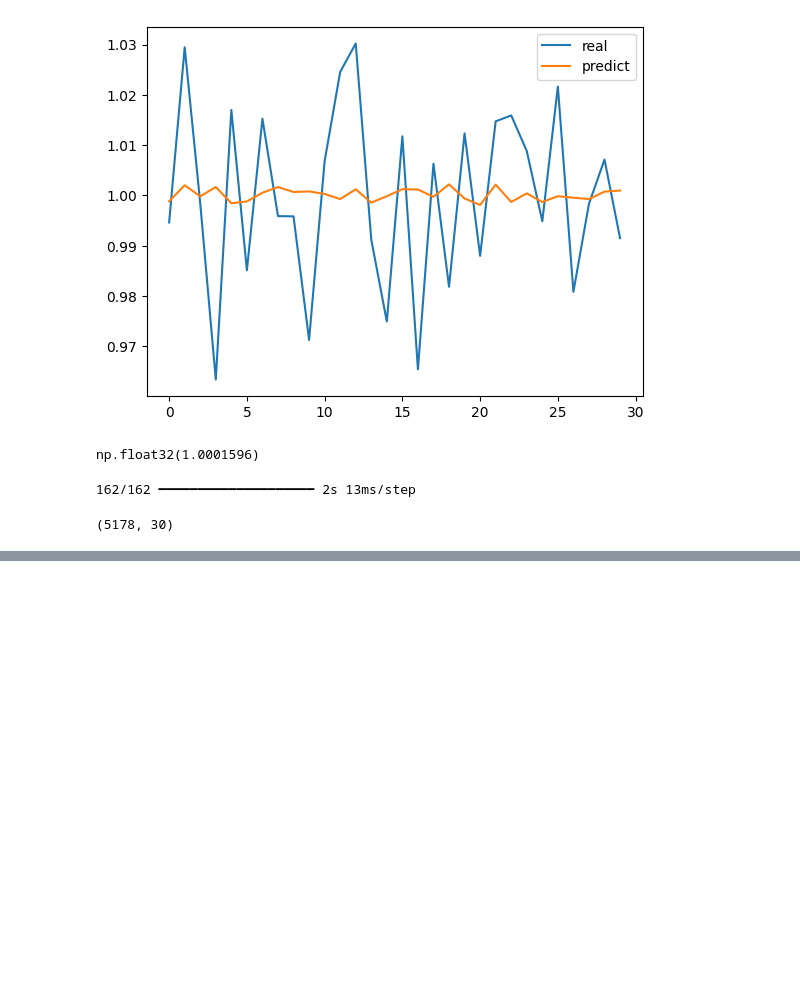
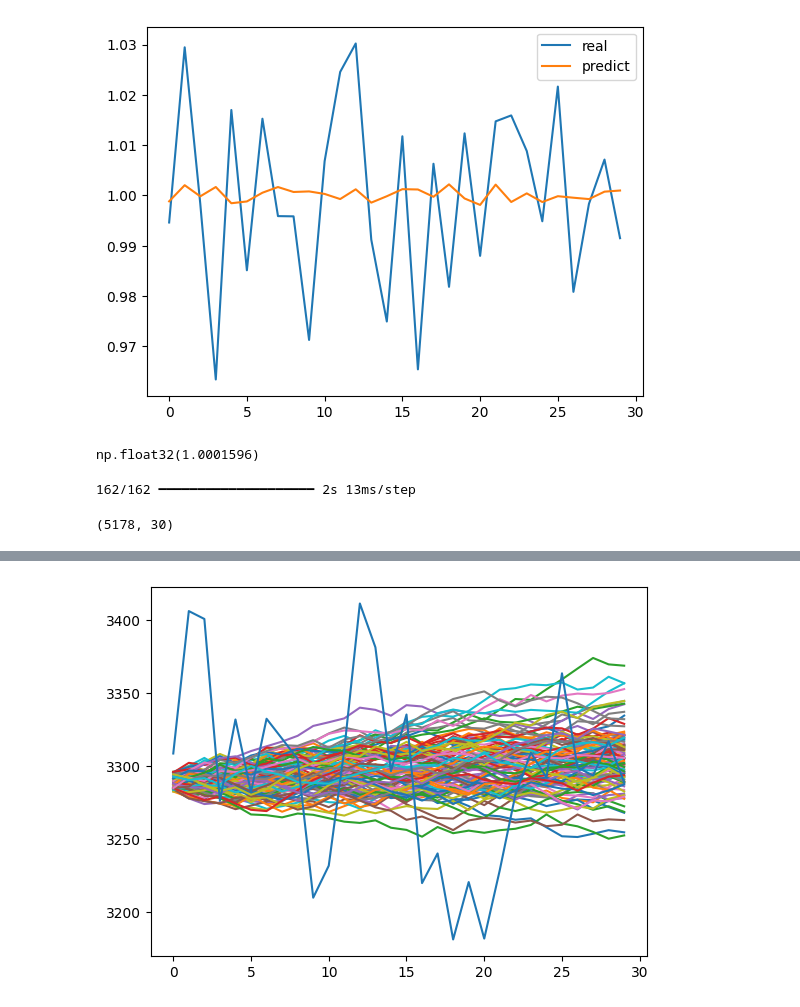
Before and after one commit to bahram3000/google_colab, a Jupyter notebook: auto_nn.ipynb, the cells around one changed output, grey strips where cells are left out. Cells and saved outputs as stored; diff of their text form; code cells hidden in the pictures; blank space fills up the shorter version.

```diff
--- a/auto_nn.ipynb
+++ b/auto_nn.ipynb
@@ -123,0 +129,11 @@ y_p_all.shape
+# %%
+def build_cenarios_by_given_future_dt(future_dt:np.ndarray,n_cenarios:int,l_cenarios:int,base_dt:np.ndarray):
+  cenarios=np.zeros((n_cenarios,l_cenarios))
+  for i in range(n_cenarios):
+    for j in range(l_cenarios):
+      c=np.random.choice(future_dt)
+      if j==0:
+        cenarios[i,j]=base_dt[-1]*c
+      else:
+        cenarios[i,j]=cenarios[i,j-1]*c
+  return cenarios.T
@@ -123,0 +147,6 @@ y_p_all.shape
+# %%
+plt.plot(cenarios_end)
+plt.plot(closes[-30:])
+plt.show()
+# %% [output]
+[figure, added]
```
Also changed, not shown: parts of 3 cells of this notebook.
